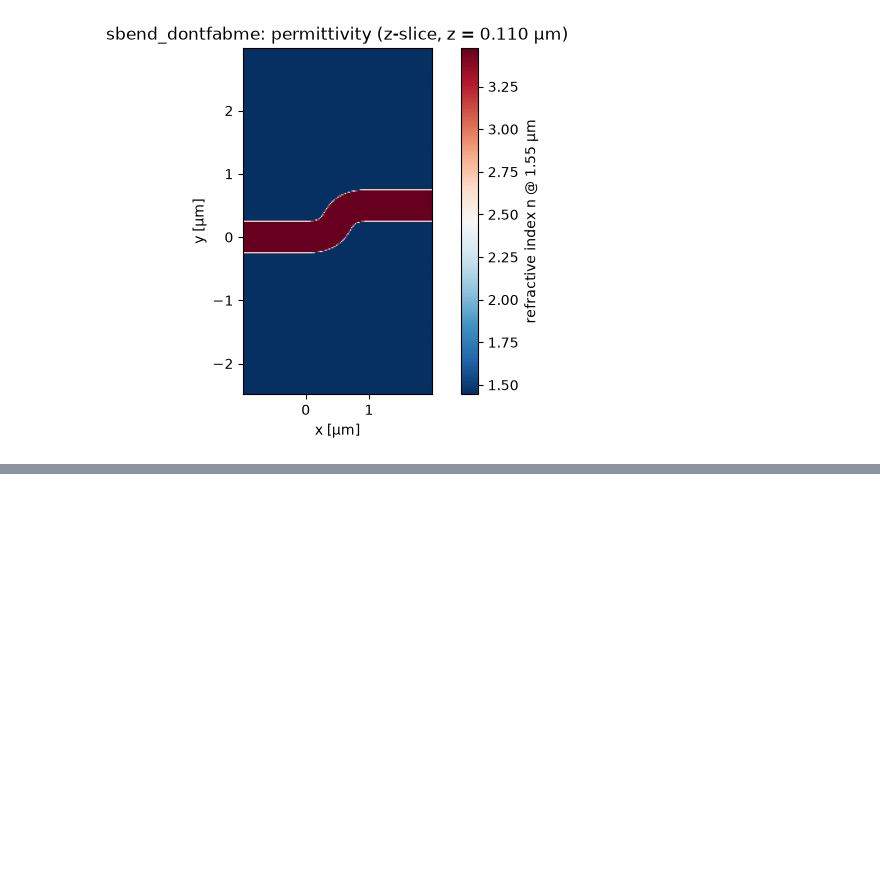
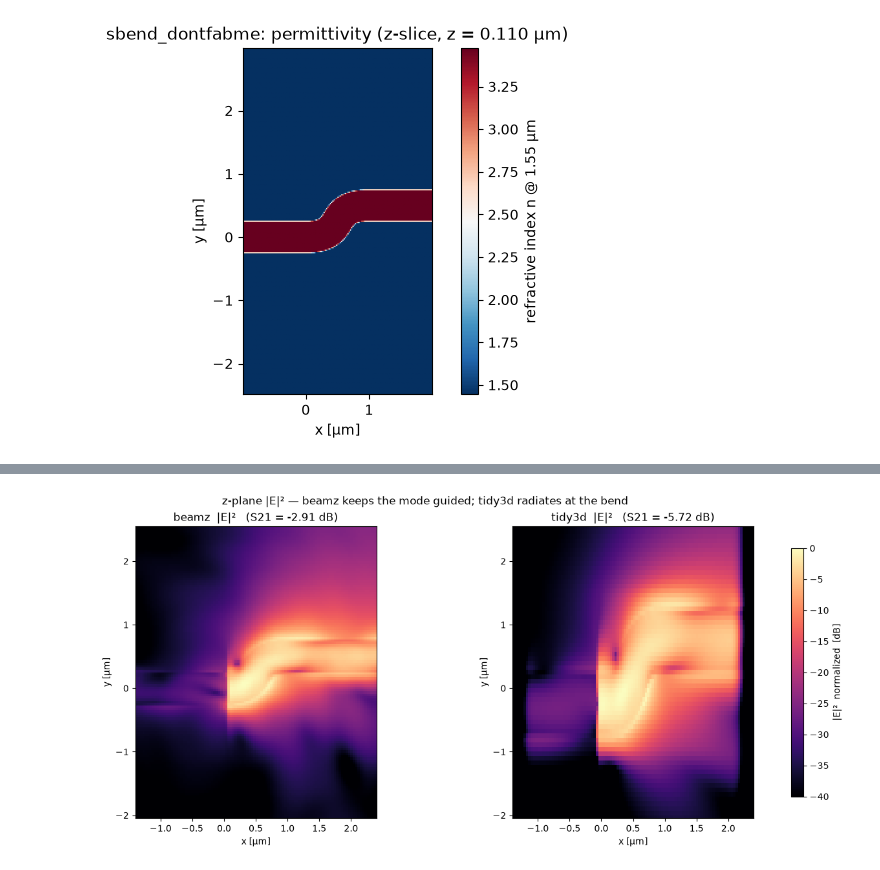
Before and after one commit to SiEPIC/gds_fdtd, a Jupyter notebook: examples/06_convergence_and_caching/06_convergence_and_caching.ipynb, the cells around one changed output, grey strips where cells are left out. Cells and saved outputs as stored; diff of their text form; code cells hidden in the pictures; blank space fills up the shorter version.

```diff
--- a/examples/06_convergence_and_caching/06_convergence_and_caching.ipynb
+++ b/examples/06_convergence_and_caching/06_convergence_and_caching.ipynb
@@ -21,7 +21,6 @@ import time
 from pathlib import Path
 
 import gdsfactory as gf
-import matplotlib.image as mpimg
 import matplotlib.pyplot as plt
 import numpy as np
 
@@ -40,4 +39,8 @@ def _find(rel: str) -> Path:
         if (base / rel).exists():
             return base / rel
     raise FileNotFoundError(rel)
+
+
+REC = _find("examples/06_convergence_and_caching/recorded")
+tech = Technology.from_yaml(_find("examples/tech.yaml"))
 # %% [markdown]
@@ -230 +177,31 @@ plt.show()
+# %%
+bz = np.load(REC / "sbend_beamz_field.npz")
+t3 = np.load(REC / "sbend_tidy3d_field.npz")
+b_e2 = bz["E2"]  # (ny, nx), z-plane |E|² at the core
+bw, bh = float(bz["width_um"]), float(bz["height_um"])
+cx, cy = sbend.bounds.x_center, sbend.bounds.y_center  # map beamz's 0-based frame to device coords
+FLOOR = -40.0
+
+
+def _db(e2):
+    return 10 * np.log10(np.clip(e2 / e2.max(), 10 ** (FLOOR / 10), 1.0))
+
+
+fig, ax = plt.subplots(1, 2, figsize=(13, 5.5), constrained_layout=True)
+im = ax[0].imshow(_db(b_e2), extent=[cx - bw / 2, cx + bw / 2, cy - bh / 2, cy + bh / 2],
+                  origin="lower", aspect="equal", cmap="magma", vmin=FLOOR, vmax=0)
+ax[0].set_title(f"beamz  |E|²   (S21 = {float(bz['s21']):+.2f} dB)")
+ax[1].imshow(_db(t3["E2"].T), extent=[t3["x"].min(), t3["x"].max(), t3["y"].min(), t3["y"].max()],
+             origin="lower", aspect="equal", cmap="magma", vmin=FLOOR, vmax=0)
+ax[1].set_title(f"tidy3d  |E|²   (S21 = {float(t3['s21']):+.2f} dB)")
+for a in ax:
+    a.set_xlim(cx - 1.9, cx + 1.9)
+    a.set_ylim(cy - 2.3, cy + 2.3)
+    a.set_xlabel("x [µm]")
+    a.set_ylabel("y [µm]")
+fig.colorbar(im, ax=ax, label="|E|²  normalized  [dB]", shrink=0.85)
+fig.suptitle("z-plane |E|² — beamz keeps the mode guided; tidy3d radiates at the bend")
+plt.show()
+# %% [output]
+[figure, added]
 # %% [markdown]
```
Also changed, not shown: parts of 19 cells of this notebook, 6 other files.
